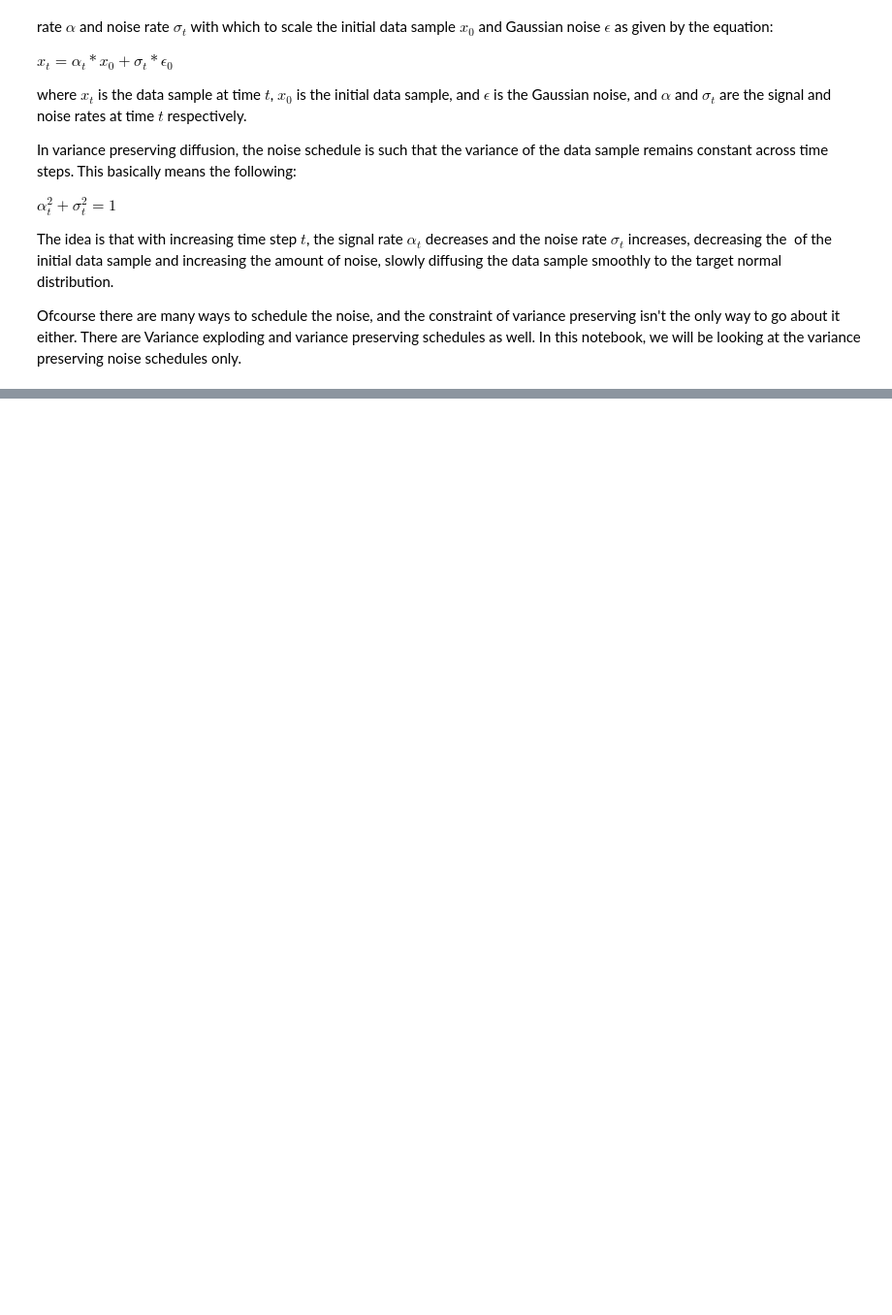
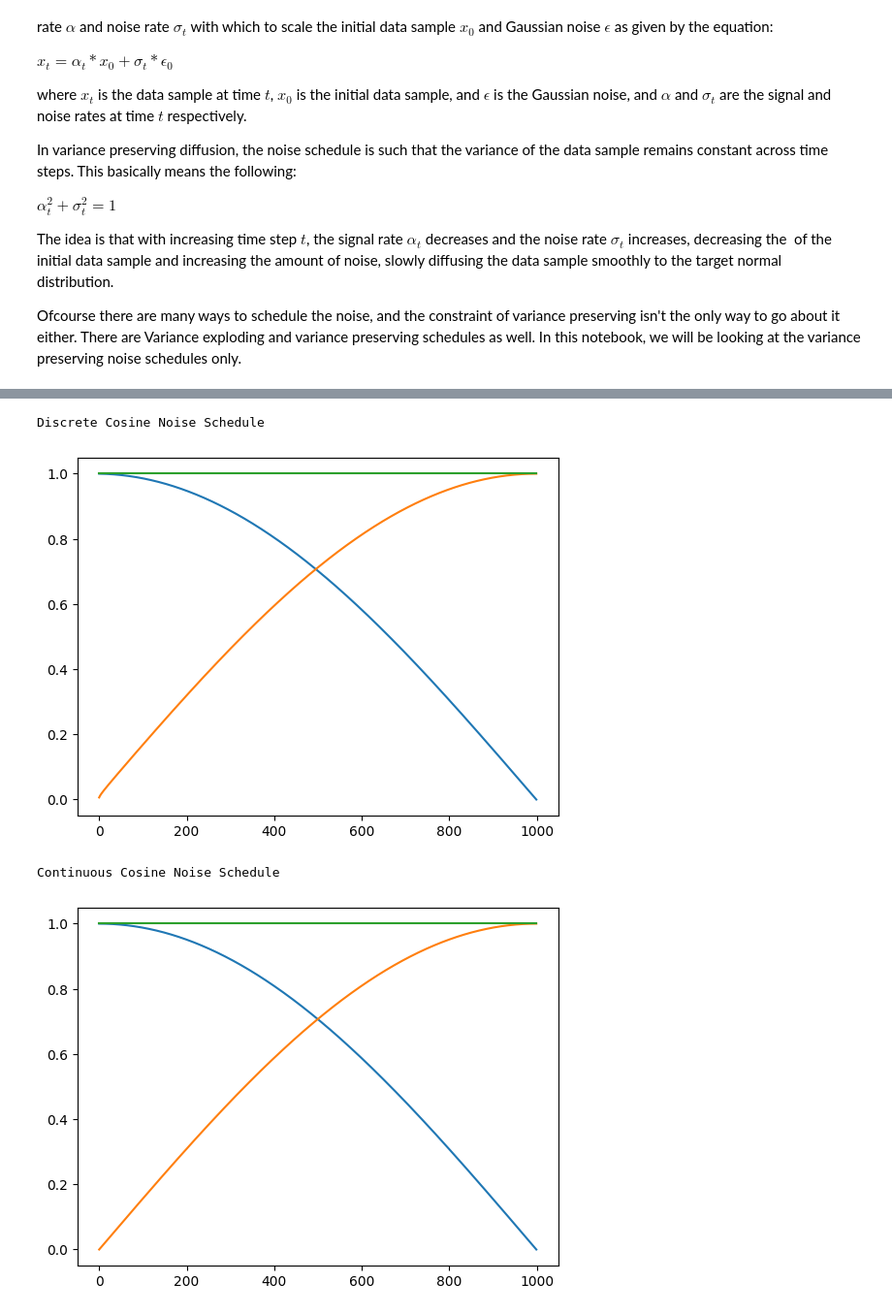
Before and after one commit to AshishKumar4/FlaxDiff, a Jupyter notebook: example notebooks/ddpm flax.ipynb, the cells around one changed output, grey strips where cells are left out. Shown at 97% size. Cells and saved outputs as stored; diff of their text form; code cells hidden in the pictures; blank space fills up the shorter version.

```diff
--- a/example notebooks/ddpm flax.ipynb
+++ b/example notebooks/ddpm flax.ipynb
@@ -196,14 +303,14 @@ The thing is, the maths in DDPM paper use the symbol $\alpha$ for a different th
 # %%
-
 class ContinuousNoiseScheduler(NoiseScheduler):
     """
     General Continuous Noise Scheduler
     """
     def __init__(self, *args, **kwargs):
-        super().__init__(timesteps=1, *args, **kwargs)
+        super().__init__(*args, **kwargs)
 
 class CosineContinuousNoiseScheduler(ContinuousNoiseScheduler):
     def get_rates(self, steps, shape=(-1, 1, 1, 1)) -> tuple[jnp.ndarray, jnp.ndarray]:
+        steps = jnp.float32(steps)
         signal_rates = jnp.cos((jnp.pi * steps) / (2 * self.max_timesteps))
         noise_rates = jnp.sin((jnp.pi * steps) / (2 * self.max_timesteps))
         return self.reshape_rates((signal_rates, noise_rates), shape=shape)
@@ -213,0 +325,23 @@ class CosineContinuousNoiseScheduler(ContinuousNoiseScheduler):
+# %%
+maxT = 1000
+timesteps = jnp.linspace(0, maxT, 1000)
+get_variance = lambda rates: rates[0] ** 2 + rates[1] ** 2
+"""
+Lets first plot the signal and noise rates for the discrete cosine noise schedule
+"""
+print("Discrete Cosine Noise Schedule")
+schedule = CosineDiscreteNoiseSchedule(maxT)
+plt.plot([schedule.get_rates(i, shape=()) for i in timesteps], label=["signal", "noise"])
+plt.plot([get_variance(schedule.get_rates(i, shape=())) for i in timesteps], label="variance")
+plt.show()
+
+print("Continuous Cosine Noise Schedule")
+schedule = CosineContinuousNoiseScheduler(maxT)
+plt.plot([schedule.get_rates(i, shape=()) for i in timesteps], label=["signal", "noise"])
+plt.plot([get_variance(schedule.get_rates(i, shape=())) for i in timesteps], label="variance")
+plt.show()
+# %% [output]
+Discrete Cosine Noise Schedule
+[figure, added]
+Continuous Cosine Noise Schedule
+[figure, added]
```
Also changed, not shown: parts of 21 cells of this notebook, 3 other files.
